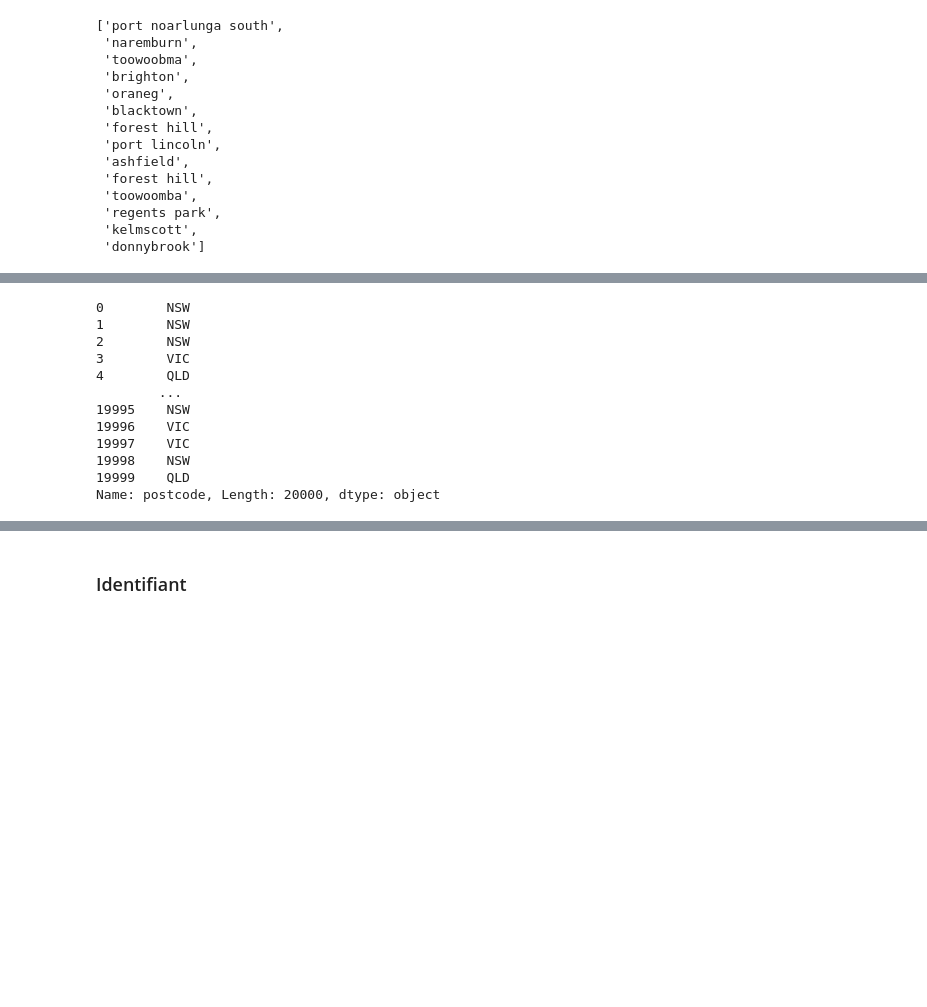
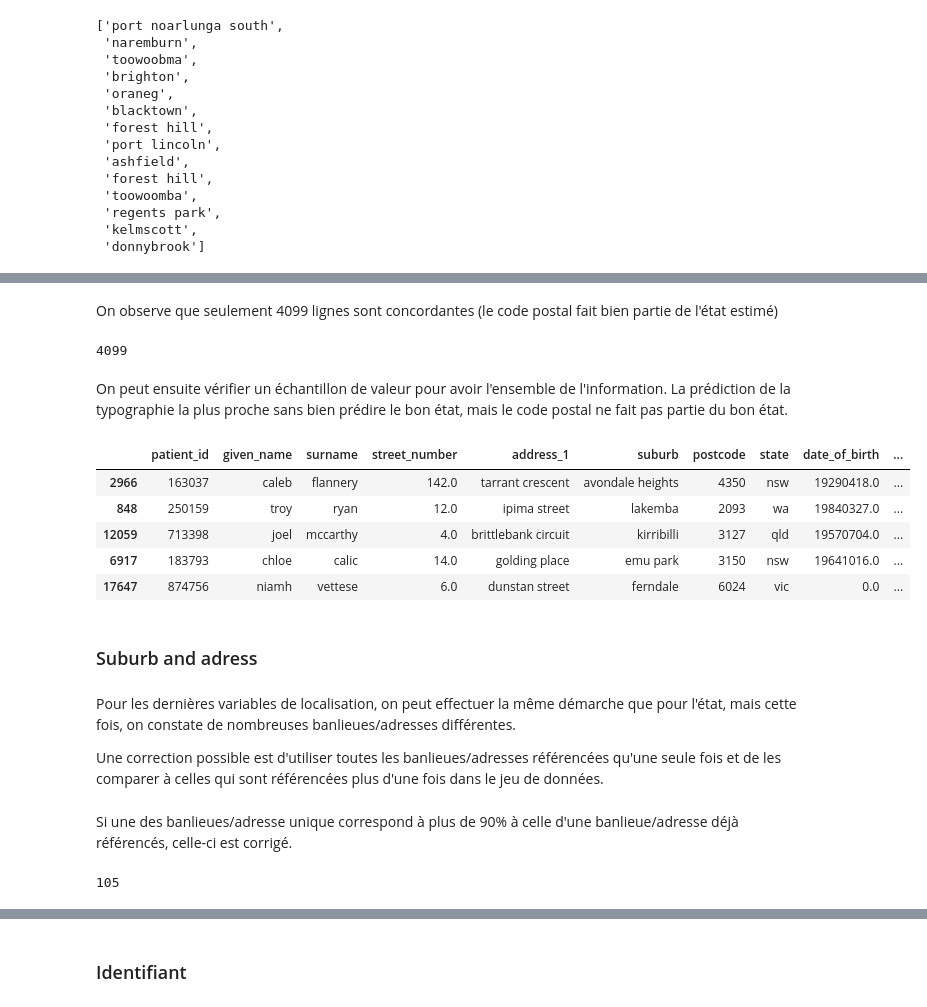
Before and after one commit to titigmr/Test-INRIA-APHP, a Jupyter notebook: data_quality.ipynb, the cells around one changed output, grey strips where cells are left out. Saved outputs shown, nothing was run; the diff lists cells and outputs as text; code cells hidden in the pictures; blank space fills up the shorter version.

```diff
--- a/data_quality.ipynb
+++ b/data_quality.ipynb
@@ -322,11 +343,13 @@ Comme pour le cas des dates de naissance et de l'age on peut vérifier si les co
 # %%
 str_postcode = []
+df_patient.postcode.fillna(0, inplace=True)
 
 for i in df_patient.postcode:
     try :
         int(i)
     except :
         str_postcode.append(i)
+
 str_postcode
 # %% [output]
 ['port noarlunga south',
@@ -398,14 +404,8 @@ ref_postcode = get_postcode()
 # %%
 def attribute_state(x, ref_postcode):
-    pc_find = []
     for key, value in ref_postcode.items():
         if x in value:
-            pc_find.append(key)
-
-    if len(pc_find) == 1:
-        return pc_find[0]
-    else:
-        return pc_find
+            return key
 # %%
 def postcode_coherence(serie, ref_postcode, str_postcode):
     new_serie = convert_postcode_toint(serie, str_postcode)
@@ -413,18 +413,34 @@ def postcode_coherence(serie, ref_postcode, str_postcode):
     post_code_serie = new_serie.apply(
         attribute_state, ref_postcode=ref_postcode)
     return post_code_serie
+# %% [markdown]
+On observe que seulement 4099 lignes sont concordantes (le code postal fait bien partie de l'état estimé)
 # %%
-postcode_coherence(df_patient.postcode, ref_postcode, str_postcode)
+ref_postcode = get_postcode()
+
+df_patient["state_by_PC"] = postcode_coherence(
+    df_patient.postcode, ref_postcode, str_postcode)
-# %% [output]
-0        NSW
-1        NSW
-2        NSW
-3        VIC
-4        QLD
-        ...
-19995    NSW
-19996    VIC
-19997    VIC
-19998    NSW
-19999    QLD
-Name: postcode, Length: 20000, dtype: object
+# %%
+diff_states = df_patient.state_estimated_byPC == df_patient.clean_state
+sum(diff_states)
+# %% [output]
+4099
+# %% [markdown]
+On peut ensuite vérifier un échantillon de valeur pour avoir l'ensemble de l'information. La prédiction de la typographie la plus proche sans bien prédire le bon état, mais le code postal ne fait pas partie du bon état.
+# %%
+df_patient[~diff_states].sample(5)
+# %% [output]
+|  | patient_id | given_name | surname | street_number | address_1 | suburb | postcode | state | date_of_birth | ... |
+| 2966 | 163037 | caleb | flannery | 142.0 | tarrant crescent | avondale heights | 4350 | nsw | 19290418.0 | ... |
+| 848 | 250159 | troy | ryan | 12.0 | ipima street | lakemba | 2093 | wa | 19840327.0 | ... |
+| 12059 | 713398 | joel | mccarthy | 4.0 | brittlebank circuit | kirribilli | 3127 | qld | 19570704.0 | ... |
+| 6917 | 183793 | chloe | calic | 14.0 | golding place | emu park | 3150 | nsw | 19641016.0 | ... |
+| 17647 | 874756 | niamh | vettese | 6.0 | dunstan street | ferndale | 6024 | vic | 0.0 | ... |
+# %% [markdown]
+### Suburb and adress
+# %% [markdown]
+Pour les dernières variables de localisation, on peut effectuer la même démarche que pour l'état, mais cette fois, on constate de nombreuses banlieues/adresses différentes.
+
+Une correction possible est d'utiliser toutes les banlieues/adresses référencées qu'une seule fois et de les comparer à celles qui sont référencées plus d'une fois dans le jeu de données.
+# %% [markdown]
+Si une des banlieues/adresse unique correspond à plus de 90% à celle d'une banlieue/adresse déjà référencés, celle-ci est corrigé.
@@ -430,0 +459,5 @@ Name: postcode, Length: 20000, dtype: object
+# %%
+corrected_adress = correct_typo(df_patient.address_1)
+len(corrected_adress)
+# %% [output]
+105
```
Also changed, not shown: parts of 85 cells of this notebook, 1 other file.
